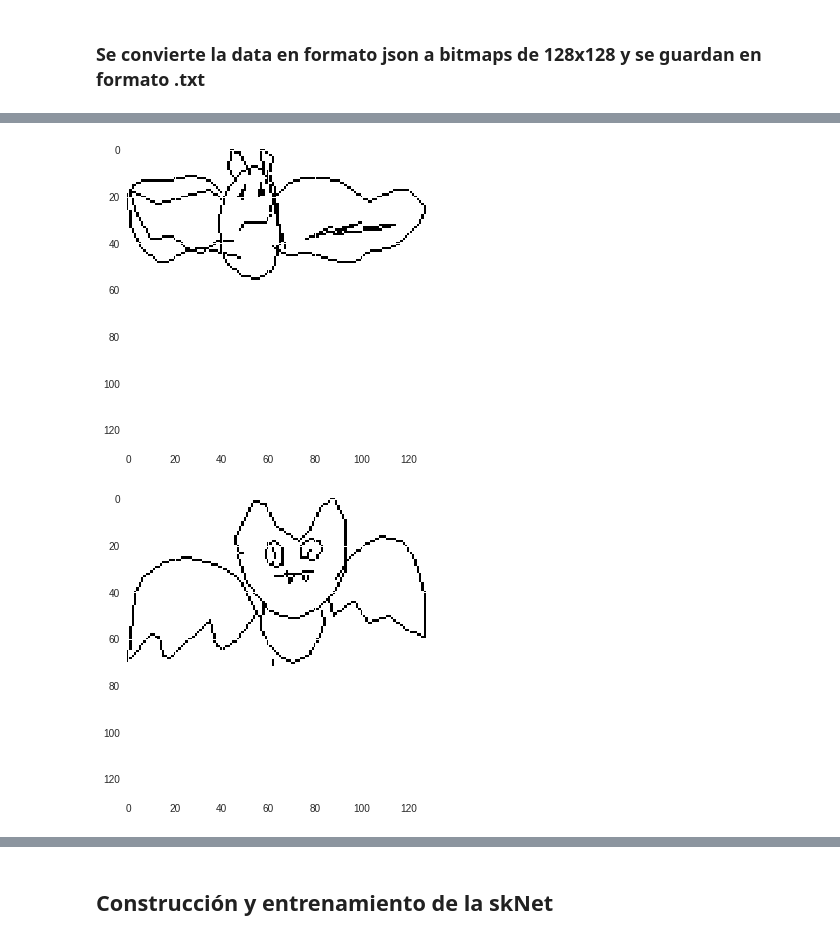
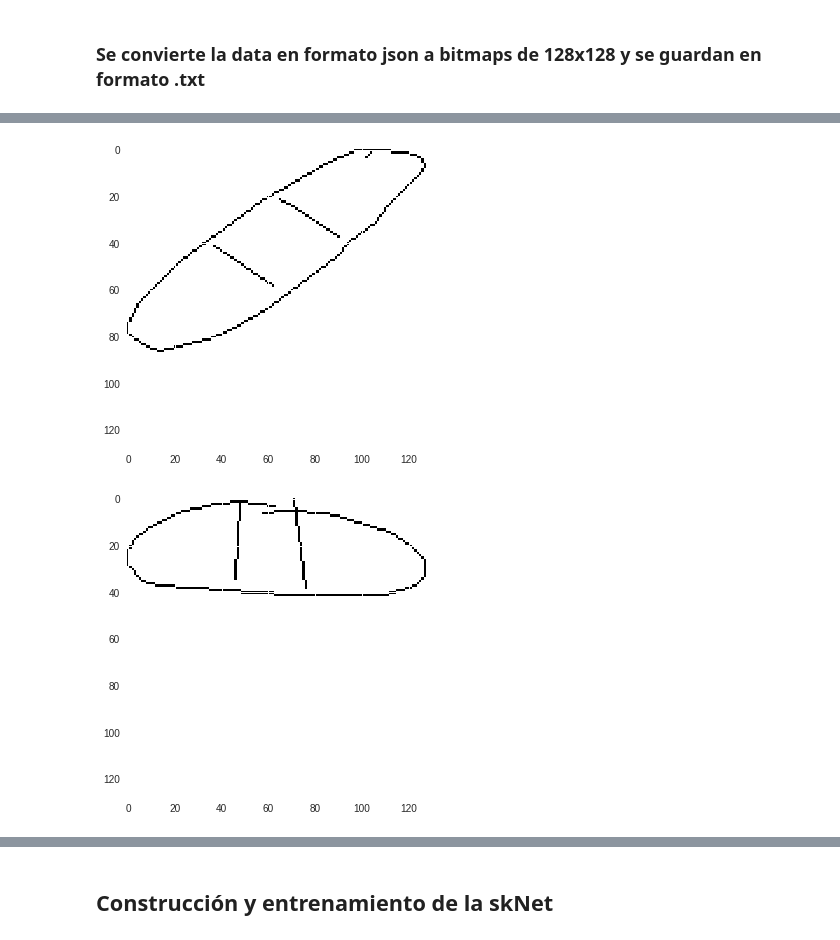
Before and after one commit to martinKindall/deep_learning_uchile, a Jupyter notebook: tarea2/Tarea2_deep_learning.ipynb, the cells around one changed output, grey strips where cells are left out. Drawn from its saved outputs; the diff is of its cells as text; code cells hidden in the pictures.

```diff
--- a/tarea2/Tarea2_deep_learning.ipynb
+++ b/tarea2/Tarea2_deep_learning.ipynb
@@ -174,11 +233,11 @@ convert_data(".",
 # %%
-test_imagen = np.loadtxt("test/2/9.txt")
+test_imagen = np.loadtxt("test/3/11.txt")
 plt.imshow(test_imagen)
 plt.show()
 
-train_imagen = np.loadtxt("train/2/49.txt")
+train_imagen = np.loadtxt("train/3/250.txt")
 plt.imshow(train_imagen)
 plt.show()
 # %% [output]
-[figure, old version]
+[figure, new version]
-[figure, old version]
+[figure, new version]
```
Also changed, not shown: parts of 24 cells of this notebook.
